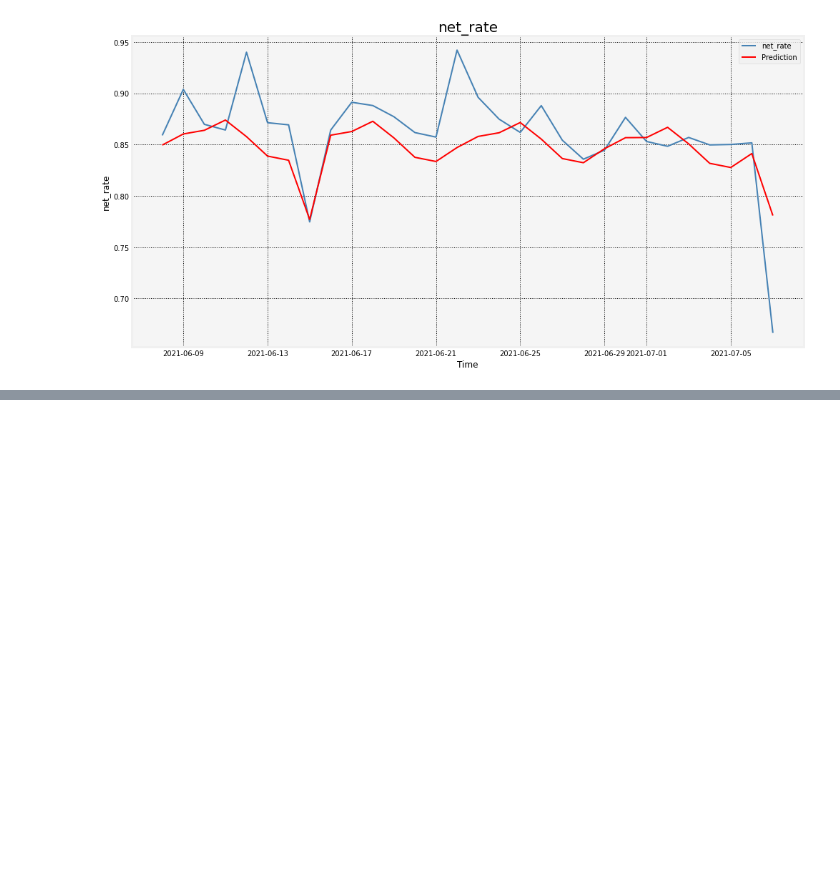
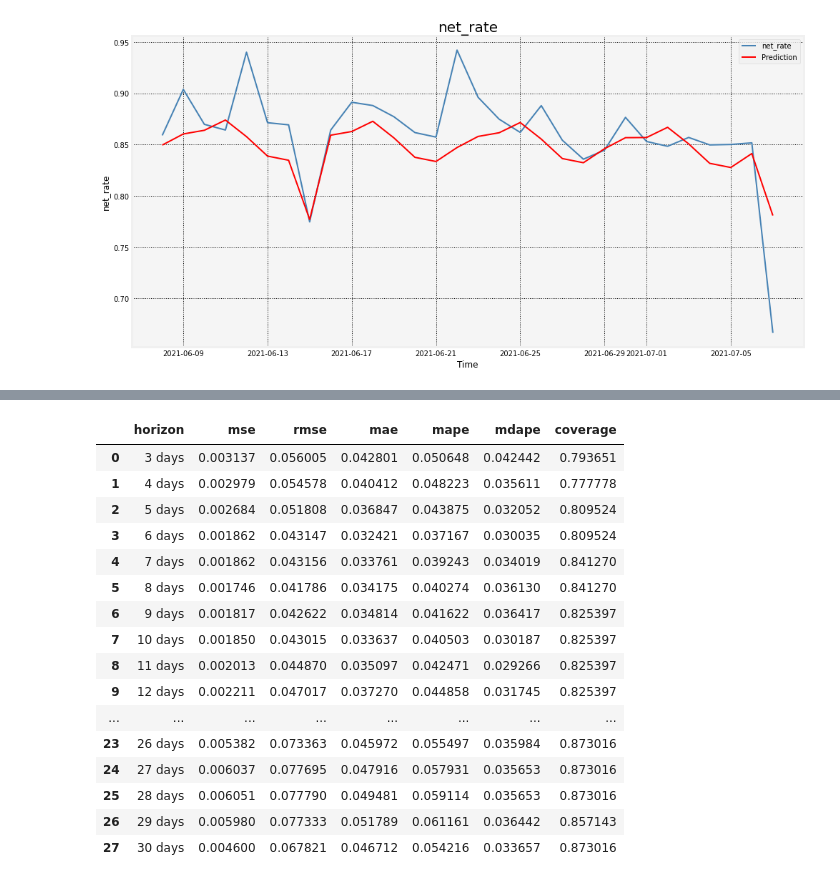
Before and after one commit to basshopee/net_rate, a Jupyter notebook: net_rate_regression.ipynb, the cells around one changed output, grey strips where cells are left out. Cells and saved outputs as stored; diff of their text form; code cells hidden in the pictures; blank space fills up the shorter version.

```diff
--- a/net_rate_regression.ipynb
+++ b/net_rate_regression.ipynb
@@ -395,0 +416,20 @@ plt.show()
+# %%
+performance_metrics(cv)
+# %% [output]
+|  | horizon | mse | rmse | mae | mape | mdape | coverage |
+| 0 | 3 days | 0.003137 | 0.056005 | 0.042801 | 0.050648 | 0.042442 | 0.793651 |
+| 1 | 4 days | 0.002979 | 0.054578 | 0.040412 | 0.048223 | 0.035611 | 0.777778 |
+| 2 | 5 days | 0.002684 | 0.051808 | 0.036847 | 0.043875 | 0.032052 | 0.809524 |
+| 3 | 6 days | 0.001862 | 0.043147 | 0.032421 | 0.037167 | 0.030035 | 0.809524 |
+| 4 | 7 days | 0.001862 | 0.043156 | 0.033761 | 0.039243 | 0.034019 | 0.841270 |
+| 5 | 8 days | 0.001746 | 0.041786 | 0.034175 | 0.040274 | 0.036130 | 0.841270 |
+| 6 | 9 days | 0.001817 | 0.042622 | 0.034814 | 0.041622 | 0.036417 | 0.825397 |
+| 7 | 10 days | 0.001850 | 0.043015 | 0.033637 | 0.040503 | 0.030187 | 0.825397 |
+| 8 | 11 days | 0.002013 | 0.044870 | 0.035097 | 0.042471 | 0.029266 | 0.825397 |
+| 9 | 12 days | 0.002211 | 0.047017 | 0.037270 | 0.044858 | 0.031745 | 0.825397 |
+| ... | ... | ... | ... | ... | ... | ... | ... |
+| 23 | 26 days | 0.005382 | 0.073363 | 0.045972 | 0.055497 | 0.035984 | 0.873016 |
+| 24 | 27 days | 0.006037 | 0.077695 | 0.047916 | 0.057931 | 0.035653 | 0.873016 |
+| 25 | 28 days | 0.006051 | 0.077790 | 0.049481 | 0.059114 | 0.035653 | 0.873016 |
+| 26 | 29 days | 0.005980 | 0.077333 | 0.051789 | 0.061161 | 0.036442 | 0.857143 |
+| 27 | 30 days | 0.004600 | 0.067821 | 0.046712 | 0.054216 | 0.033657 | 0.873016 |
```
Also changed, not shown: parts of 11 cells of this notebook.
